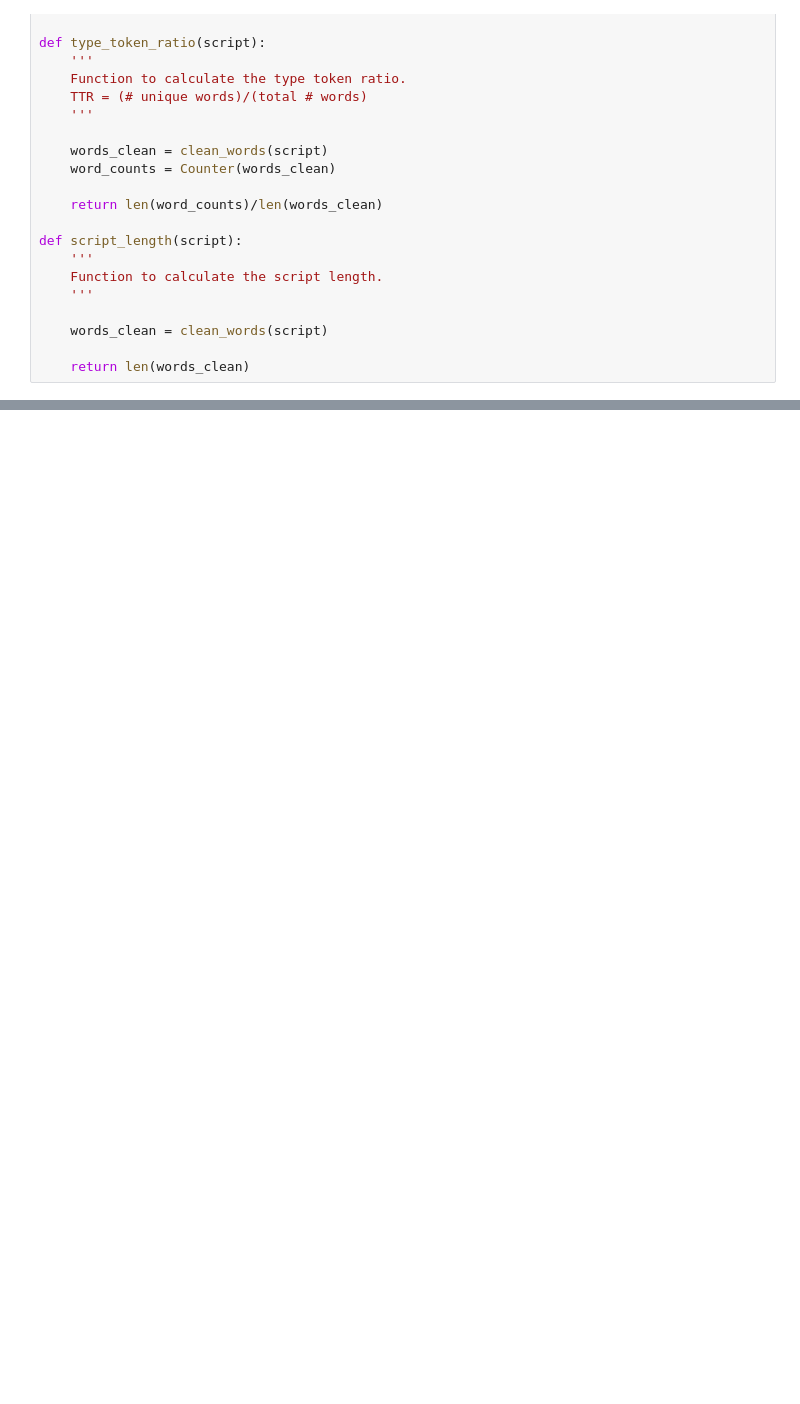
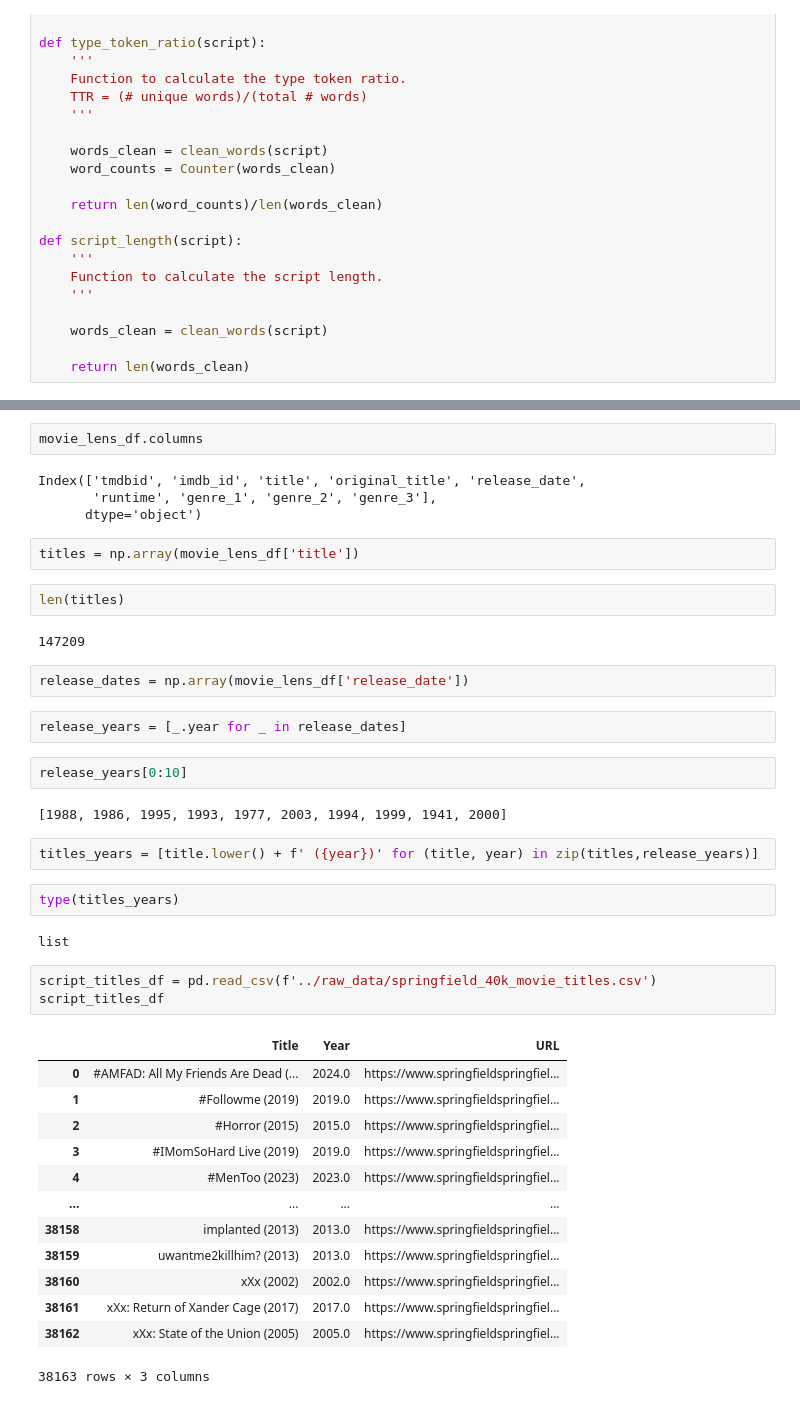
Before and after one commit to oliverramsaygray/film_wizard, a Jupyter notebook: notebooks/josh_scripts_NLP_dev.ipynb, the cells around one changed output, grey strips where cells are left out. Saved outputs shown, nothing was run; the diff lists cells and outputs as text; blank space fills up the shorter version.

```diff
--- a/notebooks/josh_scripts_NLP_dev.ipynb
+++ b/notebooks/josh_scripts_NLP_dev.ipynb
@@ -309,0 +363,43 @@ Title: Bourne Identity, The (2002)
+# %%
+movie_lens_df.columns
+# %% [output]
+Index(['tmdbid', 'imdb_id', 'title', 'original_title', 'release_date',
+       'runtime', 'genre_1', 'genre_2', 'genre_3'],
+      dtype='object')
+# %%
+titles = np.array(movie_lens_df['title'])
+# %%
+len(titles)
+# %% [output]
+147209
+# %%
+release_dates = np.array(movie_lens_df['release_date'])
+# %%
+release_years = [_.year for _ in release_dates]
+# %%
+release_years[0:10]
+# %% [output]
+[1988, 1986, 1995, 1993, 1977, 2003, 1994, 1999, 1941, 2000]
+# %%
+titles_years = [title.lower() + f' ({year})' for (title, year) in zip(titles,release_years)]
+# %%
+type(titles_years)
+# %% [output]
+list
+# %%
+script_titles_df = pd.read_csv(f'../raw_data/springfield_40k_movie_titles.csv')
+script_titles_df
+# %% [output]
+|  | Title | Year | URL |
+| 0 | #AMFAD: All My Friends Are Dead (... | 2024.0 | https://www.springfieldspringfiel... |
+| 1 | #Followme (2019) | 2019.0 | https://www.springfieldspringfiel... |
+| 2 | #Horror (2015) | 2015.0 | https://www.springfieldspringfiel... |
+| 3 | #IMomSoHard Live (2019) | 2019.0 | https://www.springfieldspringfiel... |
+| 4 | #MenToo (2023) | 2023.0 | https://www.springfieldspringfiel... |
+| ... | ... | ... | ... |
+| 38158 | implanted (2013) | 2013.0 | https://www.springfieldspringfiel... |
+| 38159 | uwantme2killhim? (2013) | 2013.0 | https://www.springfieldspringfiel... |
+| 38160 | xXx (2002) | 2002.0 | https://www.springfieldspringfiel... |
+| 38161 | xXx: Return of Xander Cage (2017) | 2017.0 | https://www.springfieldspringfiel... |
+| 38162 | xXx: State of the Union (2005) | 2005.0 | https://www.springfieldspringfiel... |
+38163 rows × 3 columns
```
Also changed, not shown: parts of 23 cells of this notebook, 3 other files.
